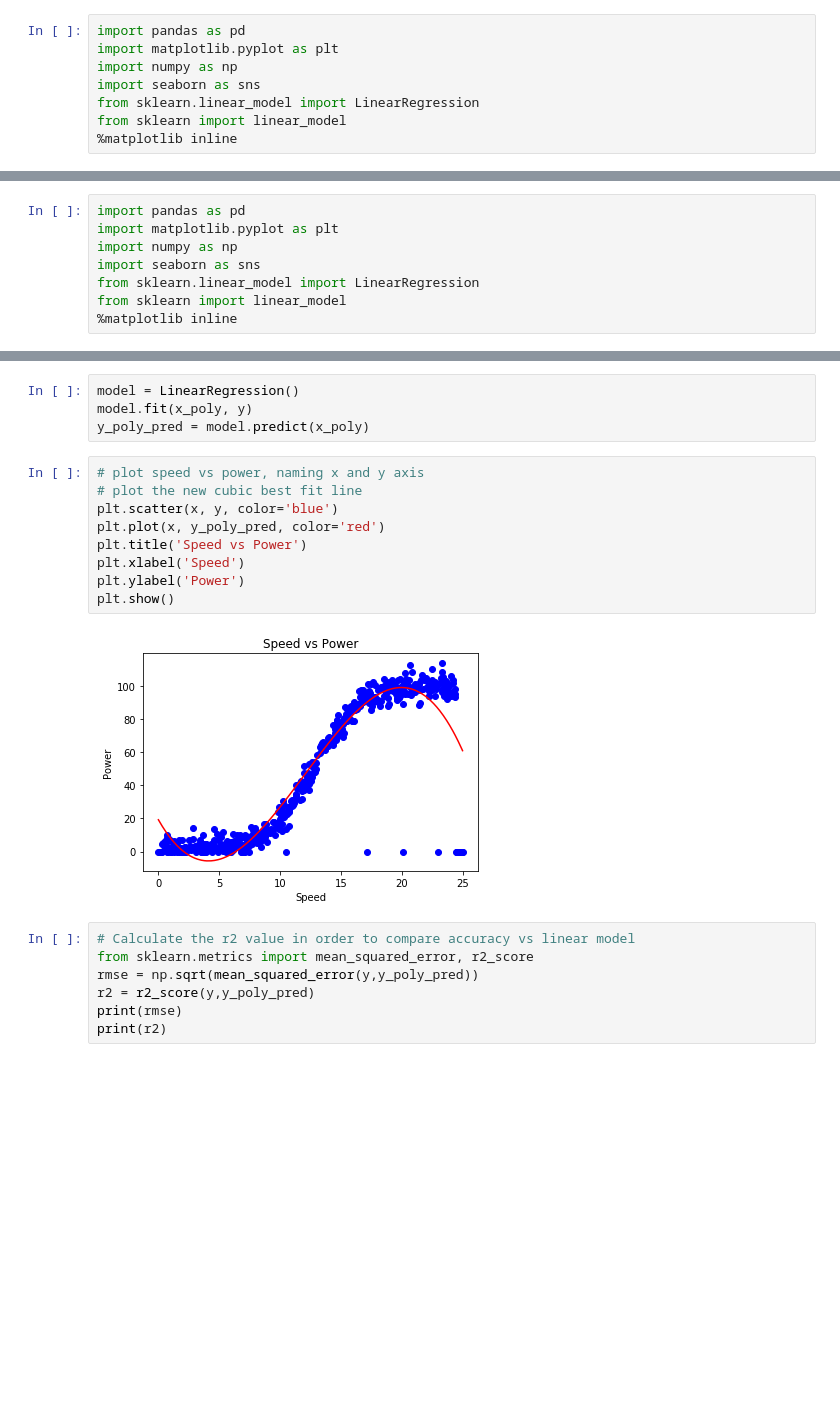
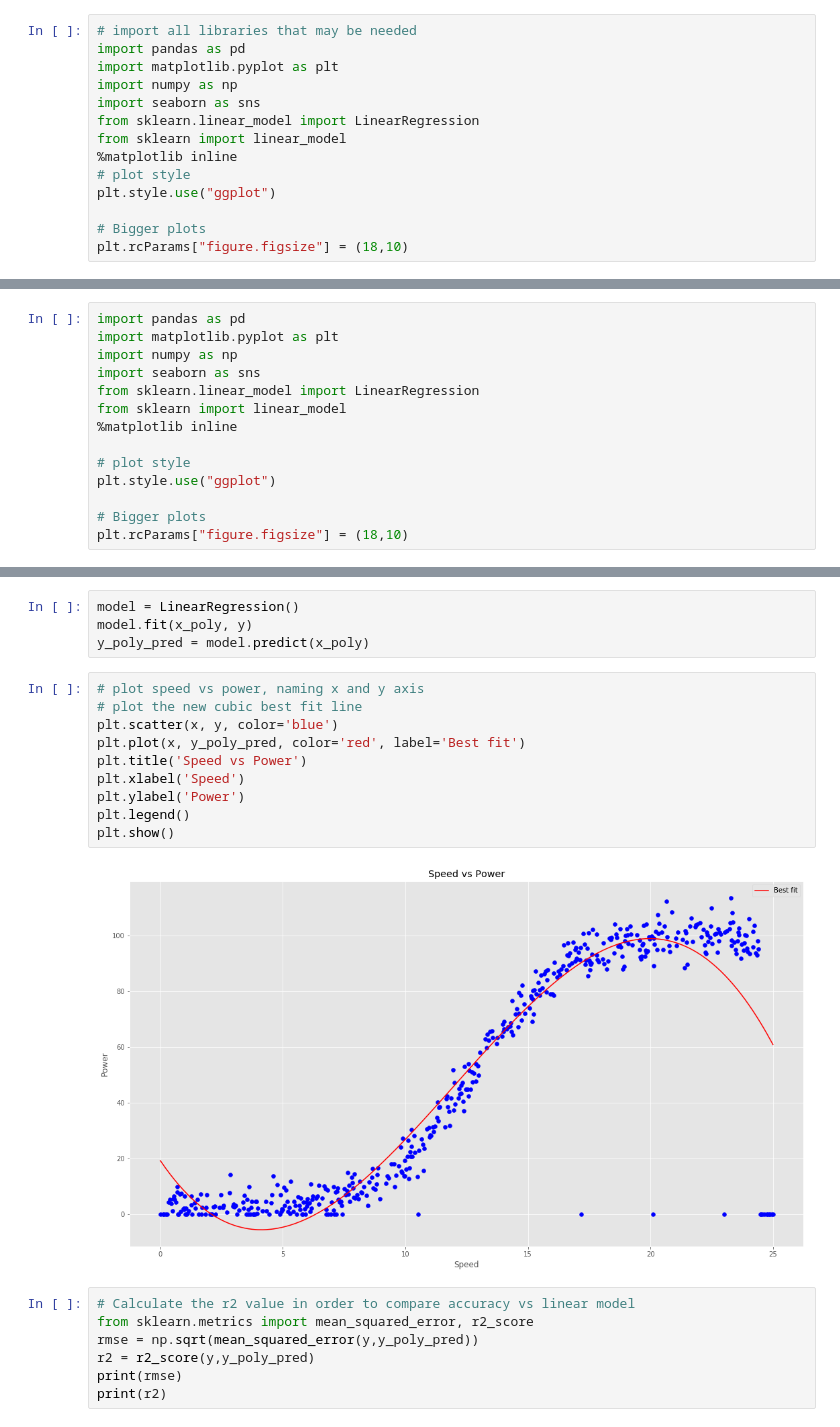
Before and after one commit to Willie2511/Data_Analysis_Project, a Jupyter notebook: Data_Project.ipynb, the cells around one changed output, grey strips where cells are left out. Cells and saved outputs as stored; diff of their text form; blank space fills up the shorter version.

```diff
--- a/Data_Project.ipynb
+++ b/Data_Project.ipynb
@@ -3,4 +3,5 @@ Fundamentals of Data Analysis Project
 # %%
+# import all libraries that may be needed
 import pandas as pd
 import matplotlib.pyplot as plt
 import numpy as np
@@ -8,6 +9,11 @@ import seaborn as sns
 from sklearn.linear_model import LinearRegression
 from sklearn import linear_model
 %matplotlib inline
+# plot style
+plt.style.use("ggplot")
+
+# Bigger plots
+plt.rcParams["figure.figsize"] = (18,10)
 # %%
 # import the data set
 df = pd.read_csv("https://raw.githubusercontent.com/ianmcloughlin/2020A-machstat-project/master/dataset/powerproduction.csv")
@@ -170,6 +181,12 @@ import seaborn as sns
 from sklearn.linear_model import LinearRegression
 from sklearn import linear_model
 %matplotlib inline
+
+# plot style
+plt.style.use("ggplot")
+
+# Bigger plots
+plt.rcParams["figure.figsize"] = (18,10)
 # %%
 # import the data set
 df1 = pd.read_csv("https://raw.githubusercontent.com/ianmcloughlin/2020A-machstat-project/master/dataset/powerproduction.csv")
@@ -215,14 +232,15 @@ y_poly_pred = model.predict(x_poly)
 # %%
 # plot speed vs power, naming x and y axis
 # plot the new cubic best fit line
 plt.scatter(x, y, color='blue')
-plt.plot(x, y_poly_pred, color='red')
+plt.plot(x, y_poly_pred, color='red', label='Best fit')
 plt.title('Speed vs Power')
 plt.xlabel('Speed')
 plt.ylabel('Power')
+plt.legend()
 plt.show()
 # %% [output]
-[figure, old version]
+[figure, new version]
 # %%
 # Calculate the r2 value in order to compare accuracy vs linear model
 from sklearn.metrics import mean_squared_error, r2_score
```
Also changed, not shown: parts of 16 cells of this notebook.
